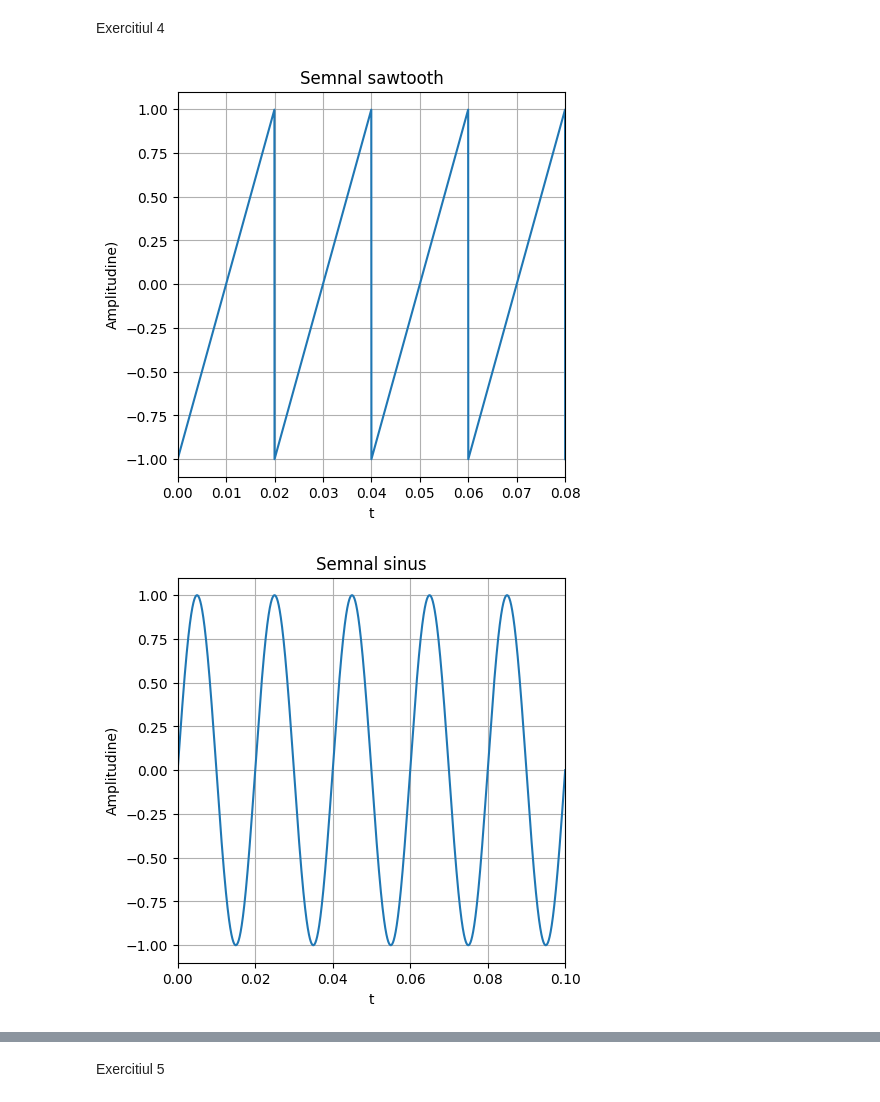
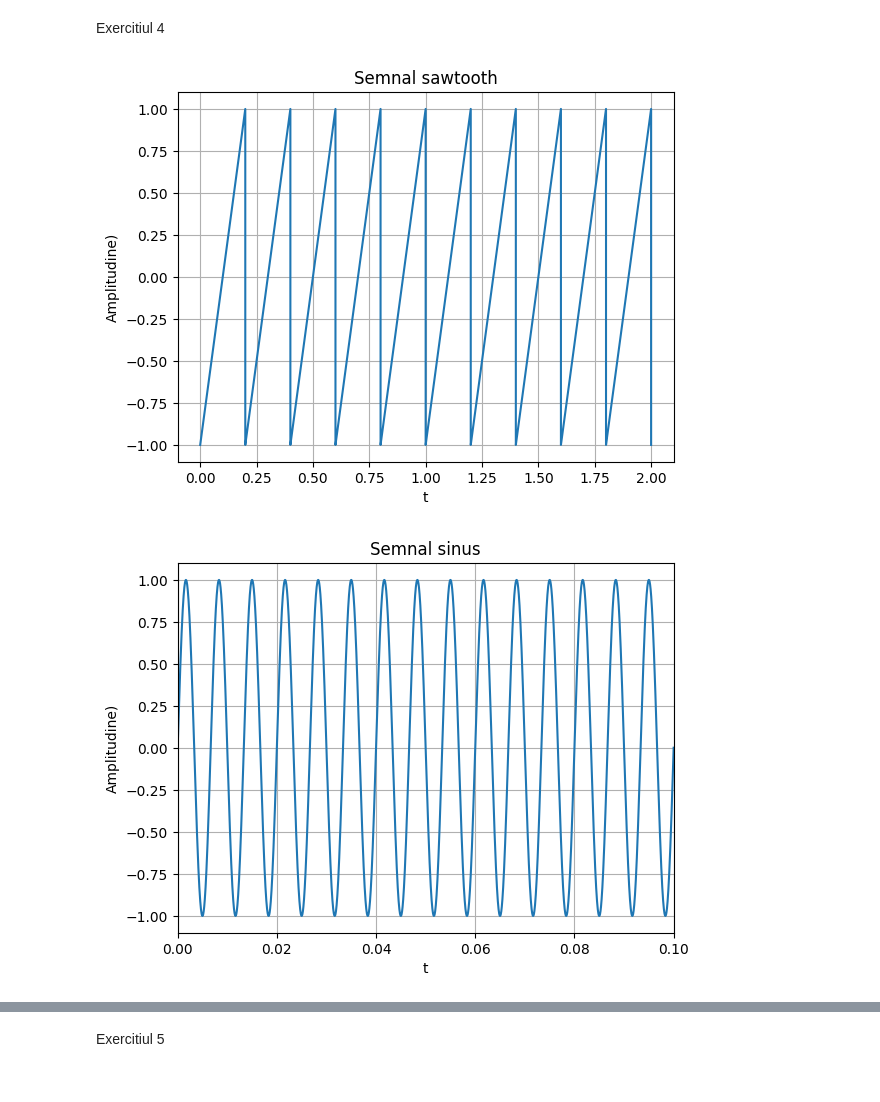
Before and after one commit to davide-perli/ProcesareaSemnalelor, a Jupyter notebook: Lab2/Lab2.ipynb, the cells around one changed output, grey strips where cells are left out. Drawn from its saved outputs; the diff is of its cells as text; code cells hidden in the pictures.

```diff
--- a/Lab2/Lab2.ipynb
+++ b/Lab2/Lab2.ipynb
@@ -179,43 +179,44 @@ sounddevice.wait()
 # %% [markdown]
 Exercitiul 4
 # %%
-frecventa = 50
+frecventa = 5
+frecventa_sinus = 150
 duration_c = 2
 rata_esantion = 40000
 t = numpy.linspace(0, duration_c, int(rata_esantion * duration_c))
+t_sinus = numpy.linspace(0, duration_c, int(rata_esantion * duration_c))
 saw_c = sig.sawtooth(2 * numpy.pi * frecventa * t)
-semnal_sinus = numpy.sin(2 * numpy.pi * frecventa * t)
+semnal_sinus = numpy.sin(2 * numpy.pi * frecventa_sinus * t_sinus)
 semnal_combinat = semnal_sinus + saw_c
 plt.plot(t, saw_c)
 plt.xlabel('t')
 plt.ylabel('Amplitudine)')
 plt.title('Semnal sawtooth')
 plt.grid(True)
-plt.xlim(0, 0.08)
 plt.savefig(fname = './semnal_sawtooth_ex4.pdf', format = 'pdf')
 plt.show()
 sounddevice.play(saw_c, rata_esantion)
 sounddevice.wait()
 plt.plot(t, semnal_sinus)
 plt.xlabel('t')
 plt.ylabel('Amplitudine)')
 plt.title('Semnal sinus')
 plt.grid(True)
 plt.xlim(0, 0.1)
 plt.savefig(fname = './semnal_sinusoidal_ex4.pdf', format = 'pdf')
 plt.show()
 sounddevice.play(semnal_sinus, rata_esantion)
 sounddevice.wait()
 plt.plot(t, semnal_combinat)
 plt.xlabel('t')
 plt.ylabel('Amplitudine)')
 plt.title('Semnal combinat')
 plt.grid(True)
-plt.xlim(0, 0.1)
+plt.xlim(0, 0.25)
 plt.savefig(fname = './semnal_sinusoidal_sawtooth_ex4.pdf', format = 'pdf')
 plt.show()
 sounddevice.play(semnal_combinat, rata_esantion)
 sounddevice.wait()
 # %% [output]
-[figure, old version]
+[figure, new version]
-[figure, old version]
+[figure, new version]
```
Also changed, not shown: parts of 1 cell of this notebook, 8 other files.
